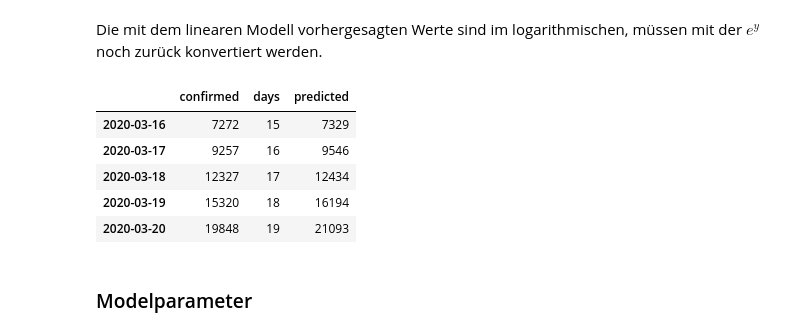
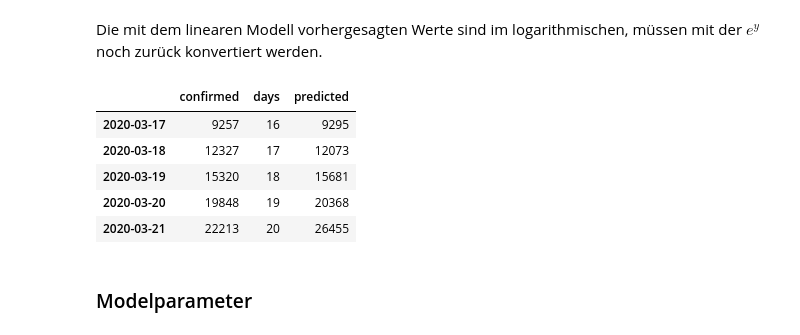
Before and after one commit to balzer82/covid-germany-predictor, a Jupyter notebook: predict.ipynb, the cells around one changed output. Saved outputs shown, nothing was run; the diff lists cells and outputs as text; code cells hidden in the pictures.

```diff
--- a/predict.ipynb
+++ b/predict.ipynb
@@ -26,3 +60,5 @@ confirmed = pd.read_csv(url)
+# %%
+confirmed['days'] = (confirmed.index - confirmed.index.min()).days
 # %%
 confirmed.head()
 # %% [output]
@@ -49,2 +70,0 @@ ger_confirmed = ger_confirmed[ger_confirmed.confirmed>=100]
-# %%
-today = ger_confirmed.index[-1]
@@ -87,7 +92,7 @@ from sklearn.linear_model import LinearRegression
 import numpy as np
 # %%
-X = ger_confirmed['days'].values.reshape(-1, 1)
-y = ger_confirmed['confirmed'].values
+X = confirmed[:today]['days'].values.reshape(-1, 1)
+y = confirmed[:today]['confirmed'].values
 logy = np.log(y)
 # %% [markdown]
 ### Train
@@ -102,16 +107,16 @@ logy_pred = clf.predict(X)
 # %% [markdown]
 Die mit dem linearen Modell vorhergesagten Werte sind im logarithmischen, müssen mit der $e^y$ noch zurück konvertiert werden.
 # %%
-ger_confirmed['predicted'] = np.exp(logy_pred).astype('int')
+confirmed.loc[:today,'predicted'] = np.exp(logy_pred).astype('int')
 # %%
-ger_confirmed.tail()
+confirmed.tail()
 # %% [output]
 |  | confirmed | days | predicted |
-| 2020-03-16 | 7272 | 15 | 7329 |
-| 2020-03-17 | 9257 | 16 | 9546 |
-| 2020-03-18 | 12327 | 17 | 12434 |
-| 2020-03-19 | 15320 | 18 | 16194 |
-| 2020-03-20 | 19848 | 19 | 21093 |
+| 2020-03-17 | 9257 | 16 | 9295 |
+| 2020-03-18 | 12327 | 17 | 12073 |
+| 2020-03-19 | 15320 | 18 | 15681 |
+| 2020-03-20 | 19848 | 19 | 20368 |
+| 2020-03-21 | 22213 | 20 | 26455 |
 # %% [markdown]
 ### Modelparameter
 # %%
```
Also changed, not shown: parts of 42 cells of this notebook, 2 other files.
